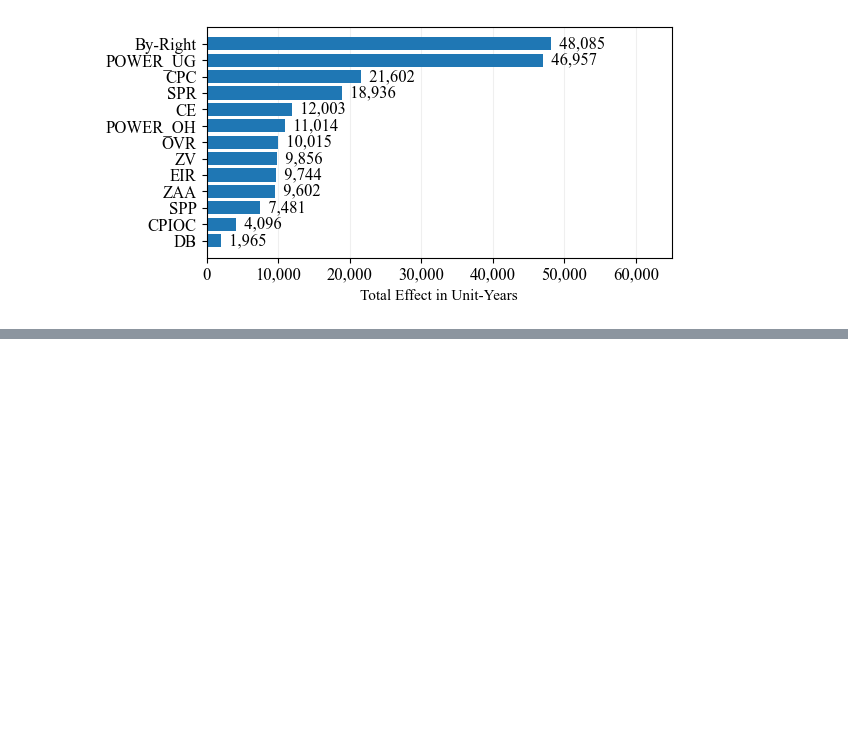
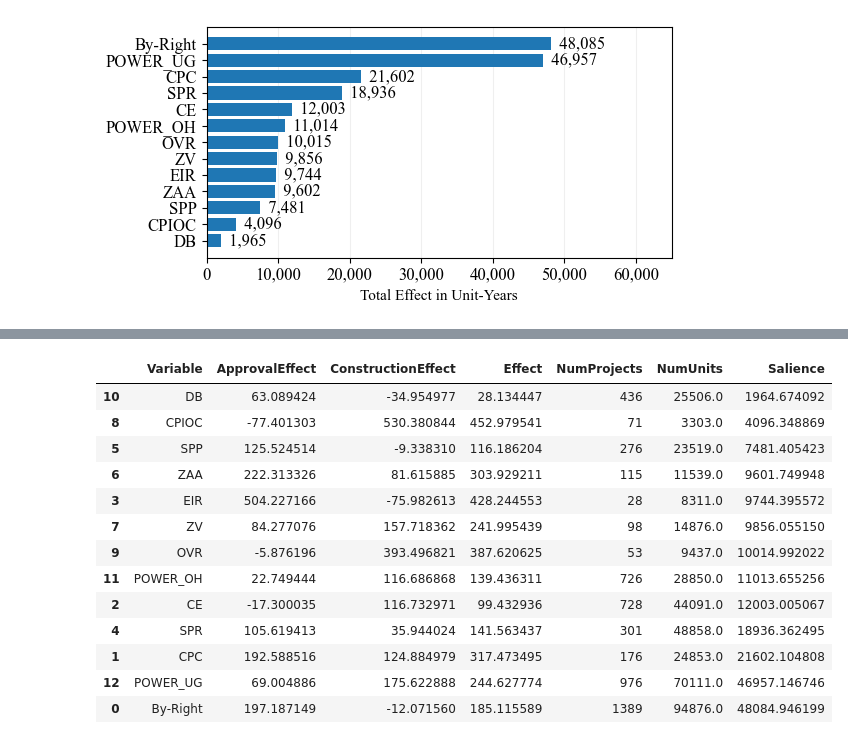
Before and after one commit to ed-kung/labc-study, a Jupyter notebook: src/notebooks/simulations.ipynb, the cells around one changed output, grey strips where cells are left out. Cells and saved outputs as stored; diff of their text form; code cells hidden in the pictures; blank space fills up the shorter version.

```diff
--- a/src/notebooks/simulations.ipynb
+++ b/src/notebooks/simulations.ipynb
@@ -211,3 +226,20 @@ plt.show()
+# %%
+salience_df
+# %% [output]
+|  | Variable | ApprovalEffect | ConstructionEffect | Effect | NumProjects | NumUnits | Salience |
+| 10 | DB | 63.089424 | -34.954977 | 28.134447 | 436 | 25506.0 | 1964.674092 |
+| 8 | CPIOC | -77.401303 | 530.380844 | 452.979541 | 71 | 3303.0 | 4096.348869 |
+| 5 | SPP | 125.524514 | -9.338310 | 116.186204 | 276 | 23519.0 | 7481.405423 |
+| 6 | ZAA | 222.313326 | 81.615885 | 303.929211 | 115 | 11539.0 | 9601.749948 |
+| 3 | EIR | 504.227166 | -75.982613 | 428.244553 | 28 | 8311.0 | 9744.395572 |
+| 7 | ZV | 84.277076 | 157.718362 | 241.995439 | 98 | 14876.0 | 9856.055150 |
+| 9 | OVR | -5.876196 | 393.496821 | 387.620625 | 53 | 9437.0 | 10014.992022 |
+| 11 | POWER_OH | 22.749444 | 116.686868 | 139.436311 | 726 | 28850.0 | 11013.655256 |
+| 2 | CE | -17.300035 | 116.732971 | 99.432936 | 728 | 44091.0 | 12003.005067 |
+| 4 | SPR | 105.619413 | 35.944024 | 141.563437 | 301 | 48858.0 | 18936.362495 |
+| 1 | CPC | 192.588516 | 124.884979 | 317.473495 | 176 | 24853.0 | 21602.104808 |
+| 12 | POWER_UG | 69.004886 | 175.622888 | 244.627774 | 976 | 70111.0 | 46957.146746 |
+| 0 | By-Right | 197.187149 | -12.071560 | 185.115589 | 1389 | 94876.0 | 48084.946199 |
 # %%
 # Simulation helper functions
 
```
Also changed, not shown: parts of 4 cells of this notebook.
